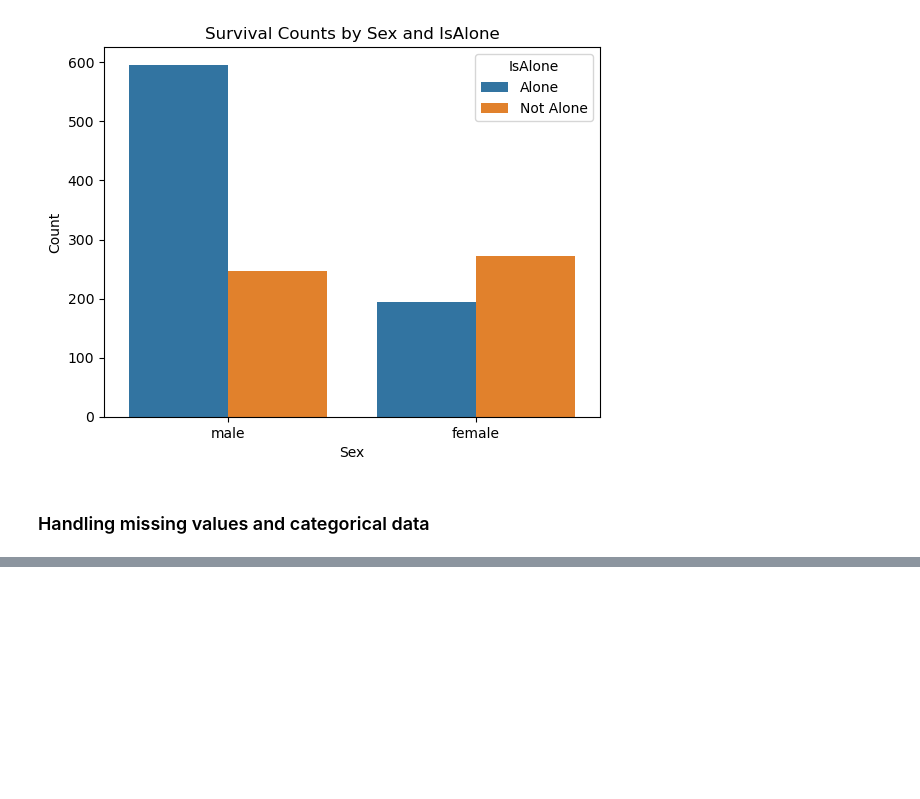
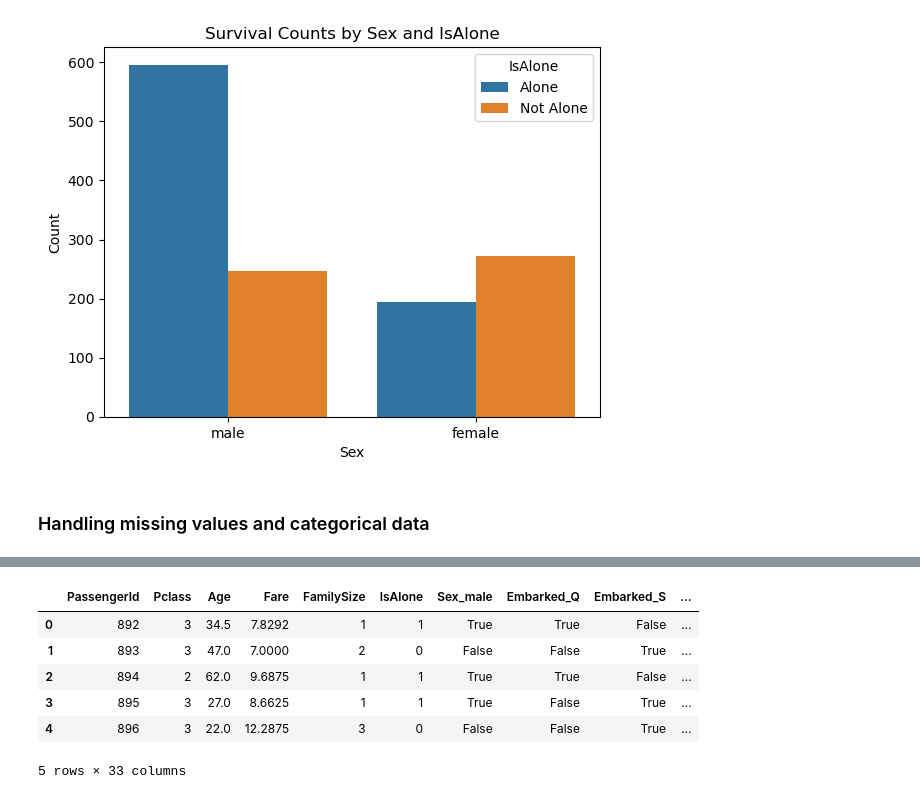
Before and after one commit to ileri-oluwa-kiiye/titanic, a Jupyter notebook: model.ipynb, the cells around one changed output, grey strips where cells are left out. Cells and saved outputs as stored; diff of their text form; code cells hidden in the pictures; blank space fills up the shorter version.

```diff
--- a/model.ipynb
+++ b/model.ipynb
@@ -128,0 +144,15 @@ all_data
+# %%
+#Split the data back into train and test data
+train_data = all_data[all_data['Survived'].notnull()]
+test_data = all_data[all_data['Survived'].isnull()]
+test_data = test_data.drop('Survived', axis=1)
+
+test_data.head()
+# %% [output]
+|  | PassengerId | Pclass | Age | Fare | FamilySize | IsAlone | Sex_male | Embarked_Q | Embarked_S | ... |
+| 0 | 892 | 3 | 34.5 | 7.8292 | 1 | 1 | True | True | False | ... |
+| 1 | 893 | 3 | 47.0 | 7.0000 | 2 | 0 | False | False | True | ... |
+| 2 | 894 | 2 | 62.0 | 9.6875 | 1 | 1 | True | True | False | ... |
+| 3 | 895 | 3 | 27.0 | 8.6625 | 1 | 1 | True | False | True | ... |
+| 4 | 896 | 3 | 22.0 | 12.2875 | 3 | 0 | False | False | True | ... |
+5 rows × 33 columns
```
Also changed, not shown: parts of 10 cells of this notebook, 1 other file.
